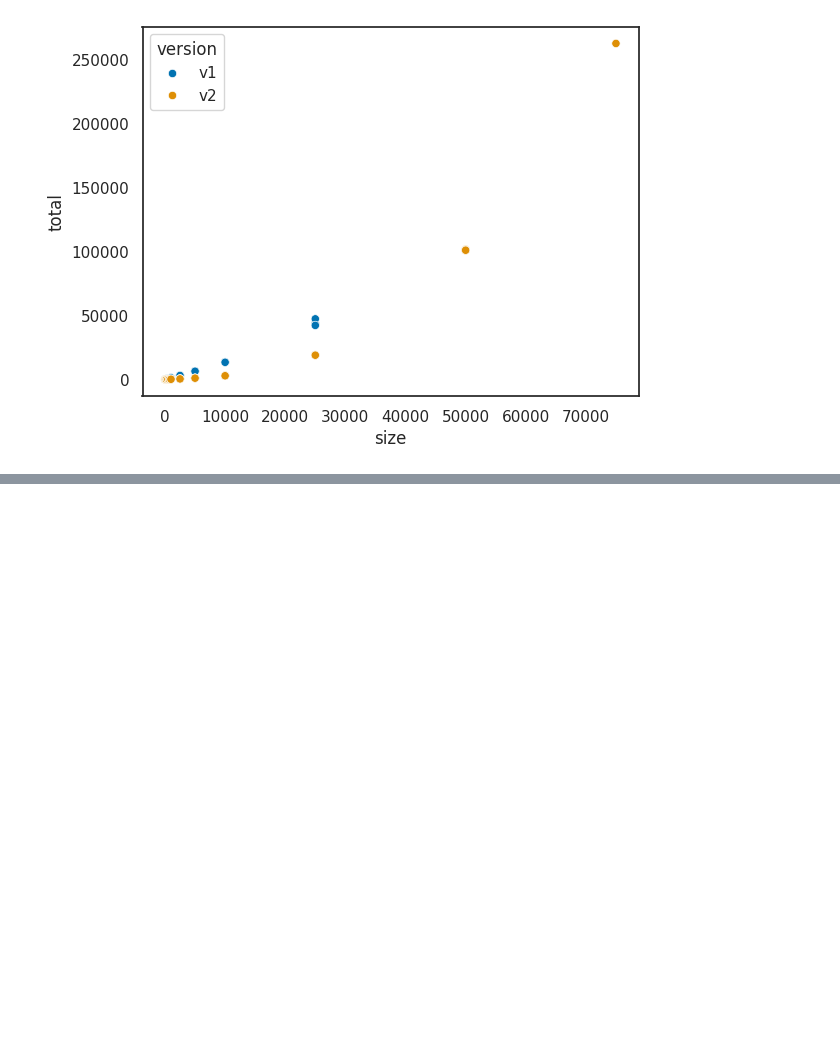
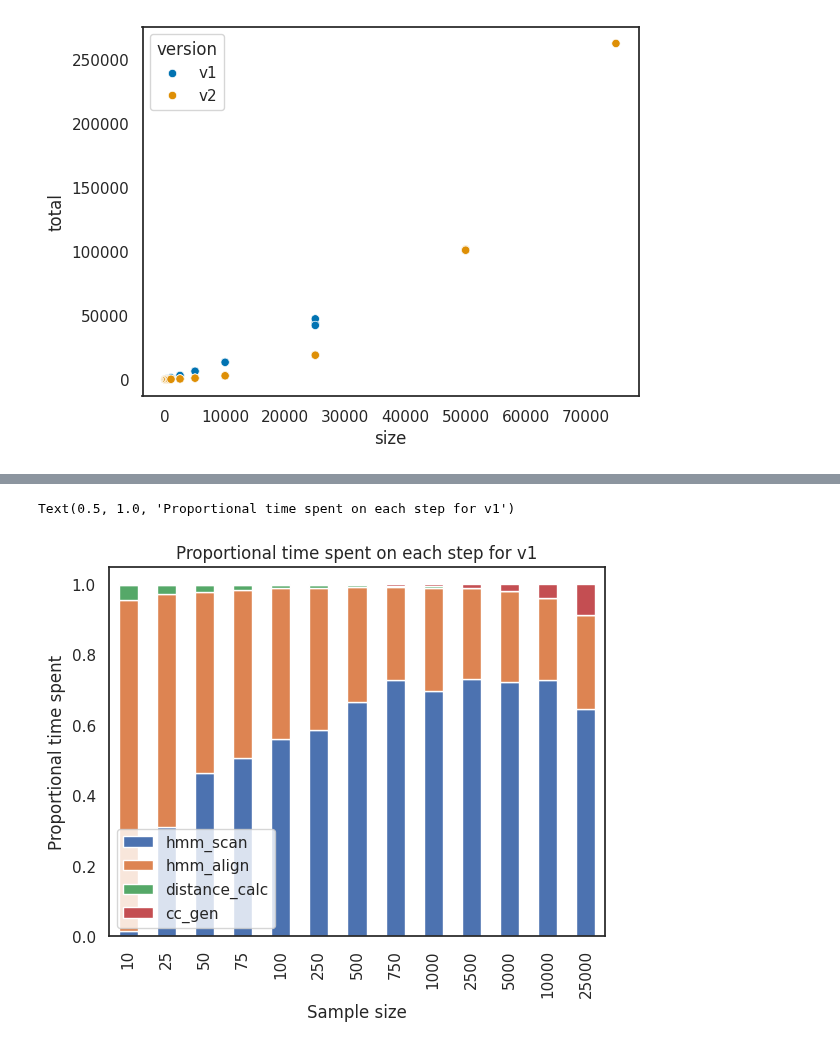
Before and after one commit to adraismawur/bigscape-v2-notebooks, a Jupyter notebook: bs2-runtimes.ipynb, the cells around one changed output, grey strips where cells are left out. Drawn from its saved outputs; the diff is of its cells as text; code cells hidden in the pictures; blank space fills up the shorter version.

```diff
--- a/bs2-runtimes.ipynb
+++ b/bs2-runtimes.ipynb
@@ -76,0 +79,8 @@ Text(0, 0.5, 'Proportional time spent')
+# %%
+prop_time_plot = bs1_matrix_avg_prop.plot(kind='bar', stacked=True)
+prop_time_plot.set_xlabel("Sample size")
+prop_time_plot.set_ylabel("Proportional time spent")
+plt.title("Proportional time spent on each step for v1")
+# %% [output]
+Text(0.5, 1.0, 'Proportional time spent on each step for v1')
+[figure, added]
```
Also changed, not shown: parts of 2 cells of this notebook.
